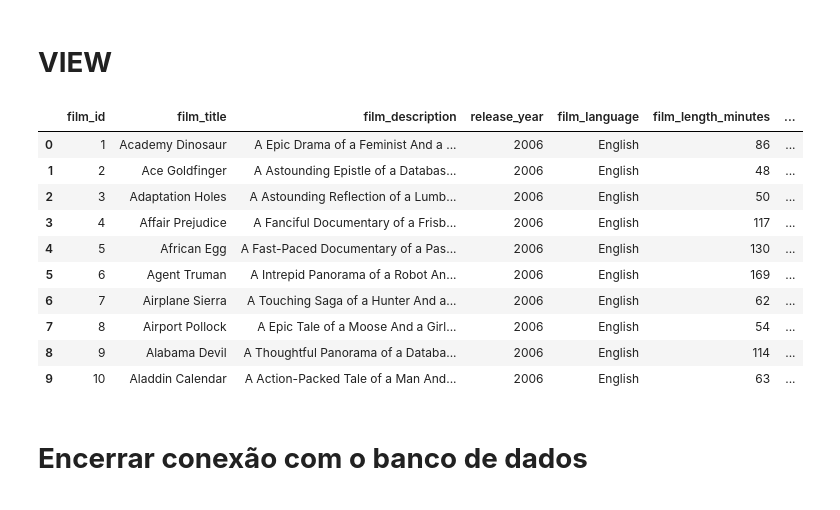
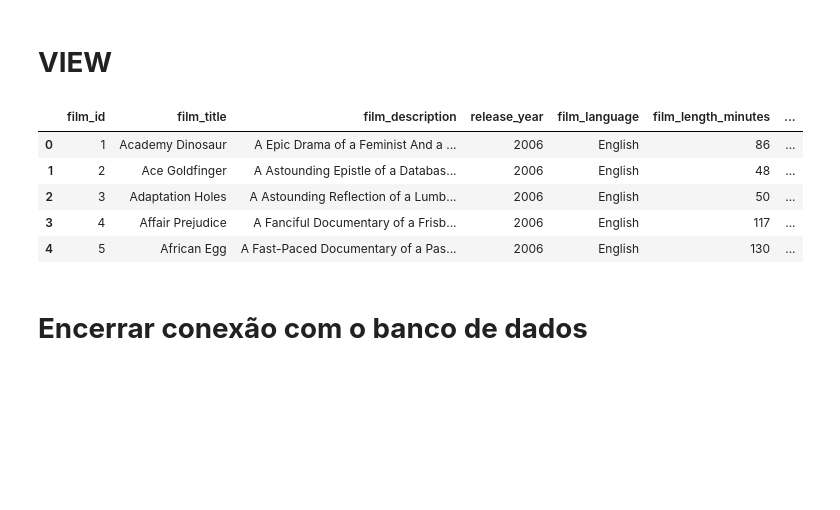
Before and after one commit to LRLeite/Data-Analytics, a Jupyter notebook: Explorando Dados com SQL/dvd_rental.ipynb, the cells around one changed output. Cells and saved outputs as stored; diff of their text form; code cells hidden in the pictures; blank space fills up the shorter version.

```diff
--- a/Explorando Dados com SQL/dvd_rental.ipynb
+++ b/Explorando Dados com SQL/dvd_rental.ipynb
@@ -753,39 +753,34 @@ SELECT
     f.film_id,
     f.title AS film_title,
     f.description AS film_description,
     f.release_year,
     l.name AS film_language,
     f.length AS film_length_minutes,
     f.replacement_cost AS film_replacement_cost_usd,
     f.rating AS film_rating_mpaa,
     ca.name AS film_category_name
 FROM
     film AS f
 INNER JOIN
     language AS l ON f.language_id = l.language_id
 INNER JOIN
     film_category AS fc ON f.film_id = fc.film_id
 INNER JOIN
     category AS ca ON fc.category_id = ca.category_id;
 '''
 
 #Consultar view
-query_view = "SELECT * FROM filmes_detalhes_view LIMIT 10;"
+query_view = "SELECT * FROM filmes_detalhes_view LIMIT 5;"
 
 df_query_view = pd.read_sql_query(query_view, engine)
 display(df_query_view)
 # %% [output]
 |  | film_id | film_title | film_description | release_year | film_language | film_length_minutes | ... |
 | 0 | 1 | Academy Dinosaur | A Epic Drama of a Feminist And a ... | 2006 | English | 86 | ... |
 | 1 | 2 | Ace Goldfinger | A Astounding Epistle of a Databas... | 2006 | English | 48 | ... |
 | 2 | 3 | Adaptation Holes | A Astounding Reflection of a Lumb... | 2006 | English | 50 | ... |
 | 3 | 4 | Affair Prejudice | A Fanciful Documentary of a Frisb... | 2006 | English | 117 | ... |
 | 4 | 5 | African Egg | A Fast-Paced Documentary of a Pas... | 2006 | English | 130 | ... |
-| 5 | 6 | Agent Truman | A Intrepid Panorama of a Robot An... | 2006 | English | 169 | ... |
-| 6 | 7 | Airplane Sierra | A Touching Saga of a Hunter And a... | 2006 | English | 62 | ... |
-| 7 | 8 | Airport Pollock | A Epic Tale of a Moose And a Girl... | 2006 | English | 54 | ... |
-| 8 | 9 | Alabama Devil | A Thoughtful Panorama of a Databa... | 2006 | English | 114 | ... |
-| 9 | 10 | Aladdin Calendar | A Action-Packed Tale of a Man And... | 2006 | English | 63 | ... |
 # %% [markdown]
 **<h1>Encerrar conexão com o banco de dados</h1>**
 # %%
```
